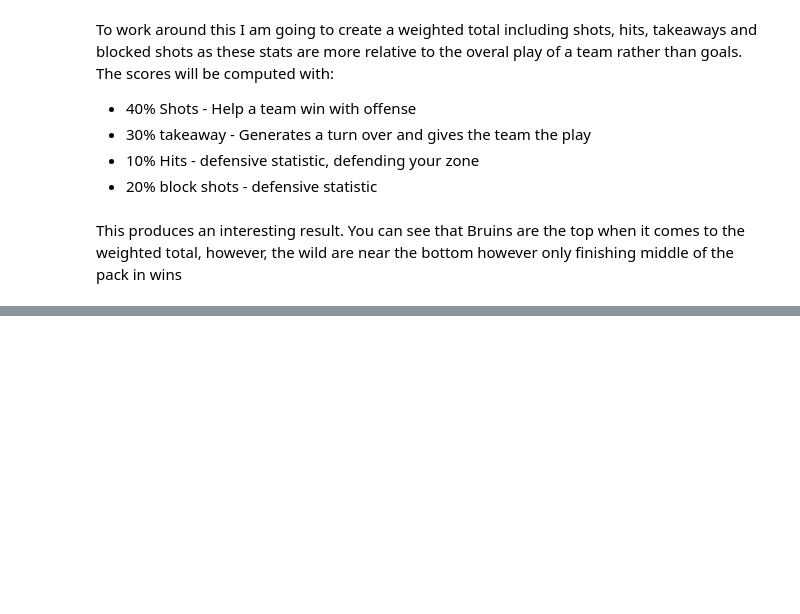
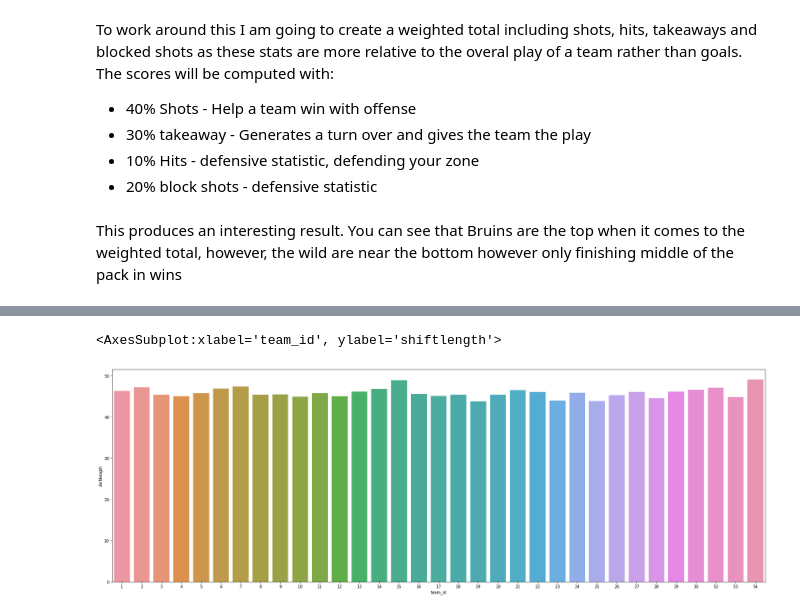
Before and after one commit to data301-2021-summer2/project-group39-project, a Jupyter notebook: analysis/Nhl-Analysis.ipynb, the cells around one changed output, grey strips where cells are left out. Saved outputs shown, nothing was run; the diff lists cells and outputs as text; code cells hidden in the pictures; blank space fills up the shorter version.

```diff
--- a/analysis/Nhl-Analysis.ipynb
+++ b/analysis/Nhl-Analysis.ipynb
@@ -135,0 +175,7 @@ This produces an interesting result. You can see that Bruins are the top when it
+# %%
+shiftsbyteam = df.groupby(['team_id']).mean().reset_index()
+fig, ax = plt.subplots(figsize=(30,10))
+sns.barplot(x='team_id',y='shiftlength',data=shiftsbyteam)
+# %% [output]
+<AxesSubplot:xlabel='team_id', ylabel='shiftlength'>
+[figure, added]
```
Also changed, not shown: parts of 11 cells of this notebook, 7 other files.
